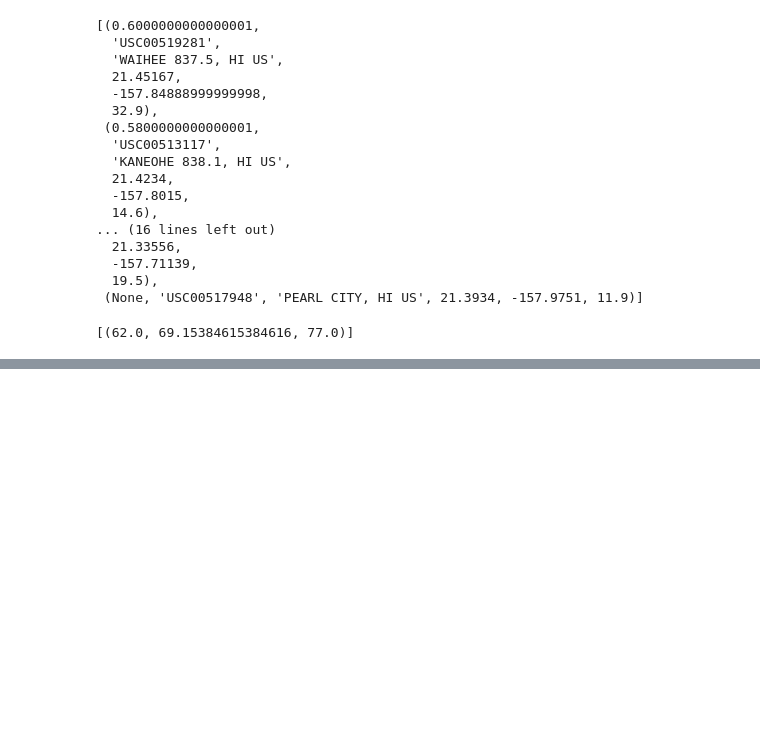
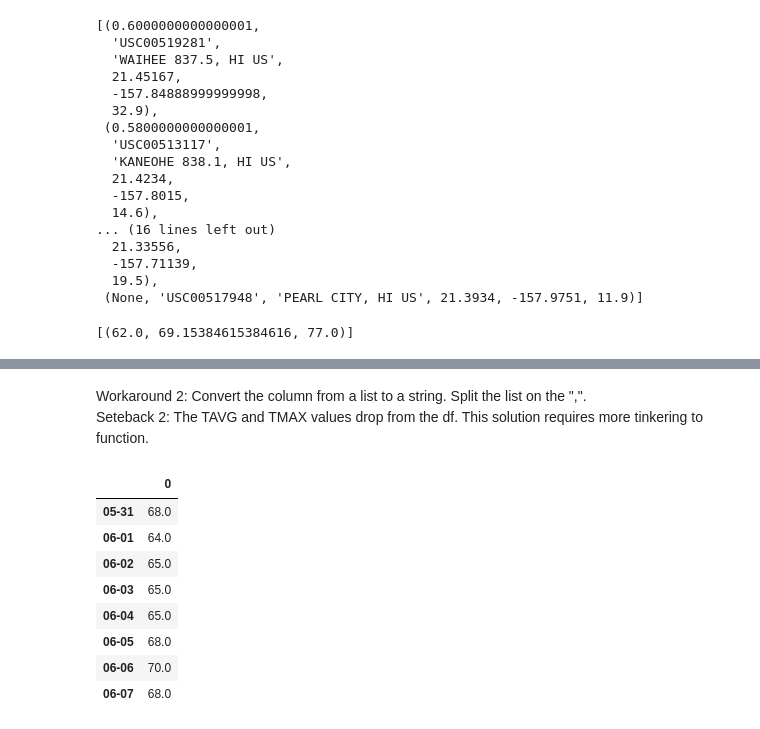
Before and after one commit to Rob-Ottogalli/sqlalchemy-challenge, a Jupyter notebook: Code/climate_starter_Robert_Ottogalli.ipynb, the cells around one changed output, grey strips where cells are left out. Saved outputs shown, nothing was run; the diff lists cells and outputs as text; code cells hidden in the pictures; blank space fills up the shorter version.

```diff
--- a/Code/climate_starter_Robert_Ottogalli.ipynb
+++ b/Code/climate_starter_Robert_Ottogalli.ipynb
@@ -539,0 +593,32 @@ for date in trip_date_list:
+# %% [markdown]
+Workaround 2: Convert the column from a list to a string. Split the list on the ",". <br>
+Seteback 2: The TAVG and TMAX values drop from the df. This solution requires more tinkering to function.
+# %%
+# Create dataframe
+trip_normals_df2 = pd.DataFrame(normals, index=trip_date_list)
+trip_normals_df2.dtypes
+
+
+# Convert "0" column to string type
+trip_normals_df2[0] = trip_normals_df2[0].astype(str)
+
+# Remove "(" from front of string
+trip_normals_df2[0] = trip_normals_df2[0].str.slice_replace(0, 1, repl="")
+
+# Remove ")" from end of string
+trip_normals_df2[0] = trip_normals_df2[0].str.slice_replace(start=-1, repl="")
+
+# Split string on commas. Expand split characters to new row.
+trip_normals_df2[0] = trip_normals_df2[0].str.split(pat=",", expand=True)
+
+trip_normals_df2
+# %% [output]
+|  | 0 |
+| 05-31 | 68.0 |
+| 06-01 | 64.0 |
+| 06-02 | 65.0 |
+| 06-03 | 65.0 |
+| 06-04 | 65.0 |
+| 06-05 | 68.0 |
+| 06-06 | 70.0 |
+| 06-07 | 68.0 |
```
Also changed, not shown: parts of 8 cells of this notebook, 1 other file.
